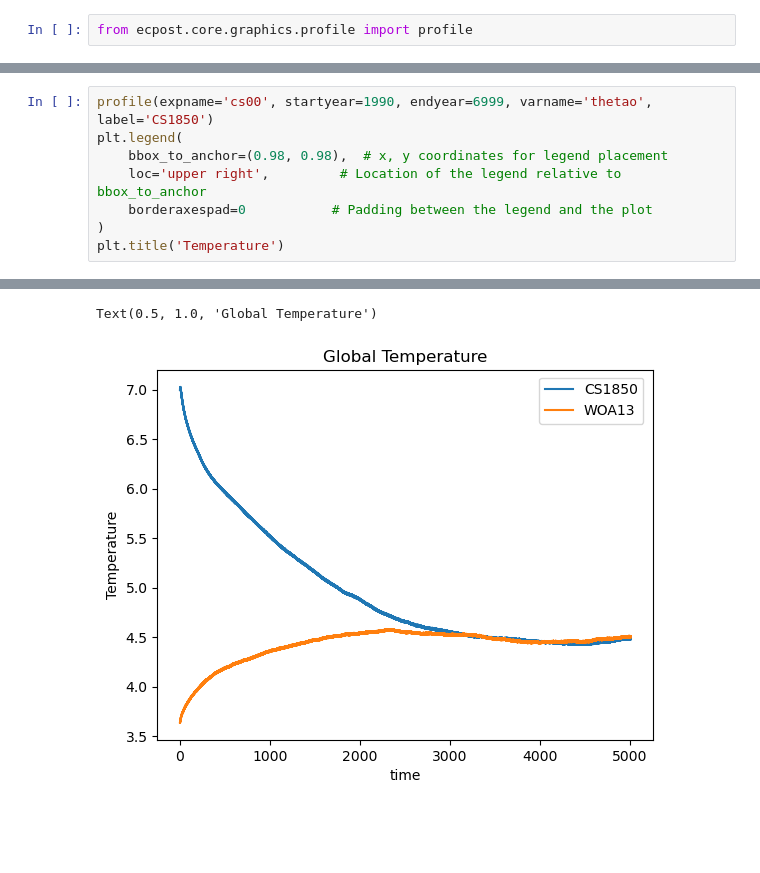
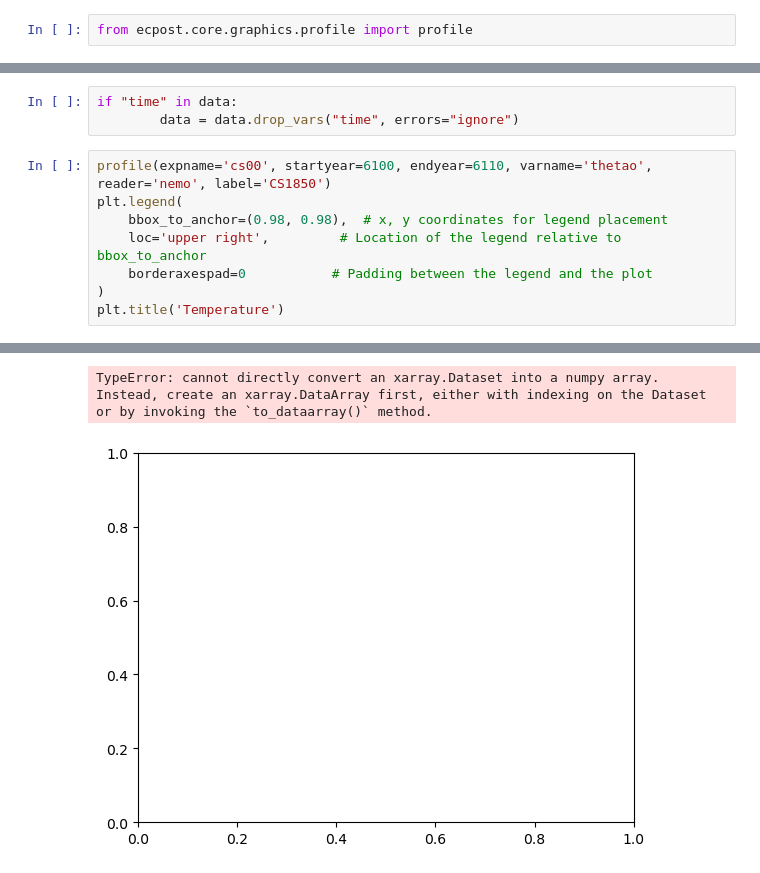
Before and after one commit to asozza/ecearth-outpost, a Jupyter notebook: notebooks/test_profiles.ipynb, the cells around one changed output, grey strips where cells are left out. Cells and saved outputs as stored; diff of their text form; blank space fills up the shorter version.

```diff
--- a/notebooks/test_profiles.ipynb
+++ b/notebooks/test_profiles.ipynb
@@ -7,5 +45,8 @@ from ecpost.core.graphics.profile import profile
+# %%
+if "time" in data:
+        data = data.drop_vars("time", errors="ignore")
 # %%
-profile(expname='cs00', startyear=1990, endyear=6999, varname='thetao', label='CS1850')
+profile(expname='cs00', startyear=6100, endyear=6110, varname='thetao', reader='nemo', label='CS1850')
 plt.legend(
     bbox_to_anchor=(0.98, 0.98),  # x, y coordinates for legend placement
     loc='upper right',         # Location of the legend relative to bbox_to_anchor
@@ -20,2 +58,2 @@ plt.title('Temperature')
-Text(0.5, 1.0, 'Global Temperature')
+TypeError: cannot directly convert an xarray.Dataset into a numpy array. Instead, create an xarray.DataArray first, either with indexing on the Dataset or by invoking the `to_dataarray()` method.
-[figure, old version]
+[figure, new version]
```
Also changed, not shown: parts of 4 cells of this notebook.
